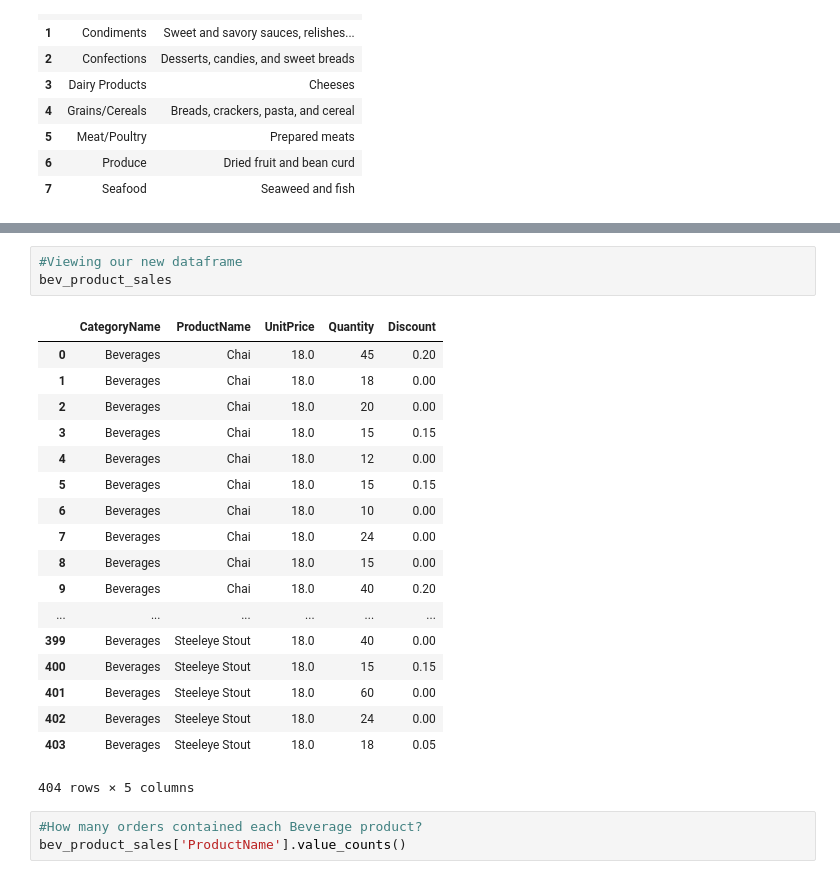
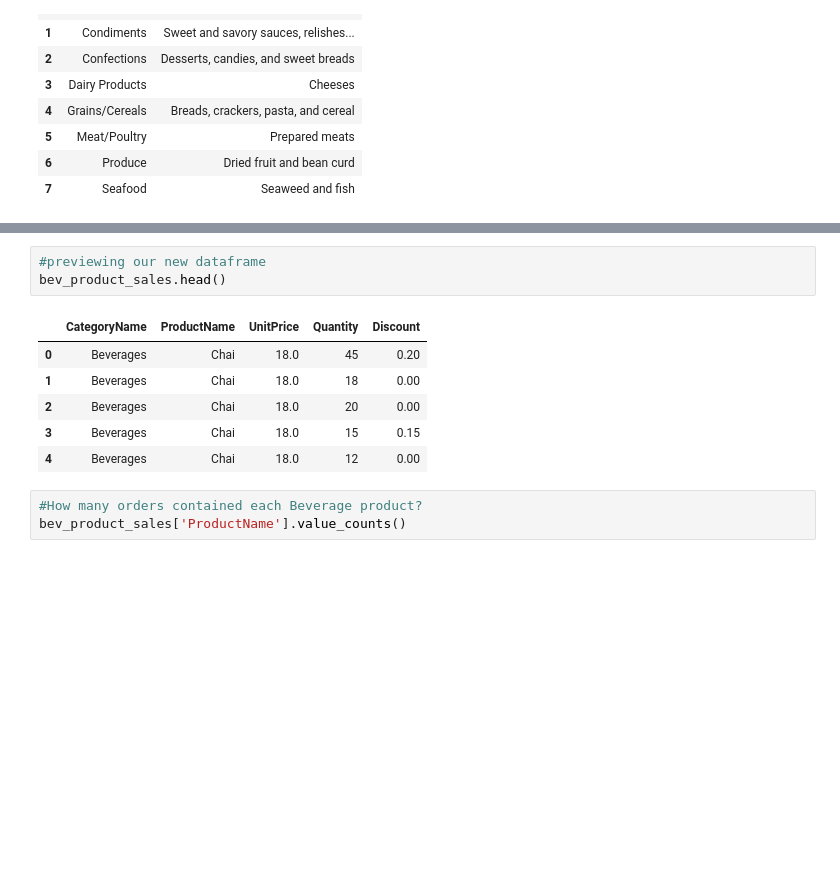
Before and after one commit to jbardey2/dsc-2-final-project-online-ds-ft-041519, a Jupyter notebook: ProjectNotebook.ipynb, the cells around one changed output, grey strips where cells are left out. Cells and saved outputs as stored; diff of their text form; blank space fills up the shorter version.

```diff
--- a/ProjectNotebook.ipynb
+++ b/ProjectNotebook.ipynb
@@ -431,25 +435,13 @@ bev_product_sales = pd.read_sql_query('''SELECT c.CategoryName, p.ProductName, p
 # %%
-#Viewing our new dataframe
-bev_product_sales
+#previewing our new dataframe
+bev_product_sales.head()
 # %% [output]
 |  | CategoryName | ProductName | UnitPrice | Quantity | Discount |
 | 0 | Beverages | Chai | 18.0 | 45 | 0.20 |
 | 1 | Beverages | Chai | 18.0 | 18 | 0.00 |
 | 2 | Beverages | Chai | 18.0 | 20 | 0.00 |
 | 3 | Beverages | Chai | 18.0 | 15 | 0.15 |
 | 4 | Beverages | Chai | 18.0 | 12 | 0.00 |
-| 5 | Beverages | Chai | 18.0 | 15 | 0.15 |
-| 6 | Beverages | Chai | 18.0 | 10 | 0.00 |
-| 7 | Beverages | Chai | 18.0 | 24 | 0.00 |
-| 8 | Beverages | Chai | 18.0 | 15 | 0.00 |
-| 9 | Beverages | Chai | 18.0 | 40 | 0.20 |
-| ... | ... | ... | ... | ... | ... |
-| 399 | Beverages | Steeleye Stout | 18.0 | 40 | 0.00 |
-| 400 | Beverages | Steeleye Stout | 18.0 | 15 | 0.15 |
-| 401 | Beverages | Steeleye Stout | 18.0 | 60 | 0.00 |
-| 402 | Beverages | Steeleye Stout | 18.0 | 24 | 0.00 |
-| 403 | Beverages | Steeleye Stout | 18.0 | 18 | 0.05 |
-404 rows × 5 columns
 # %%
 #How many orders contained each Beverage product?
 bev_product_sales['ProductName'].value_counts()
```
Also changed, not shown: parts of 14 cells of this notebook.
